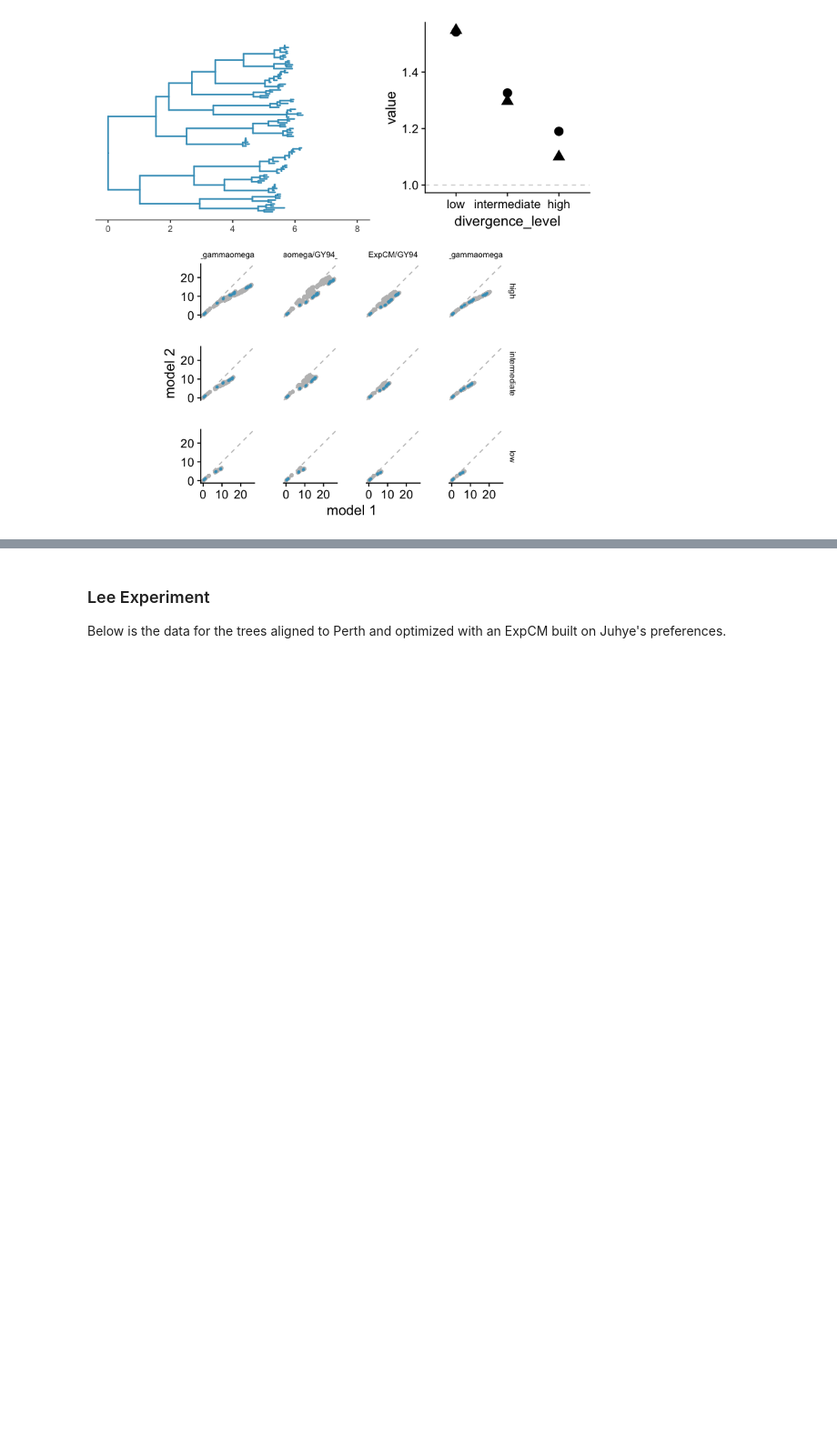
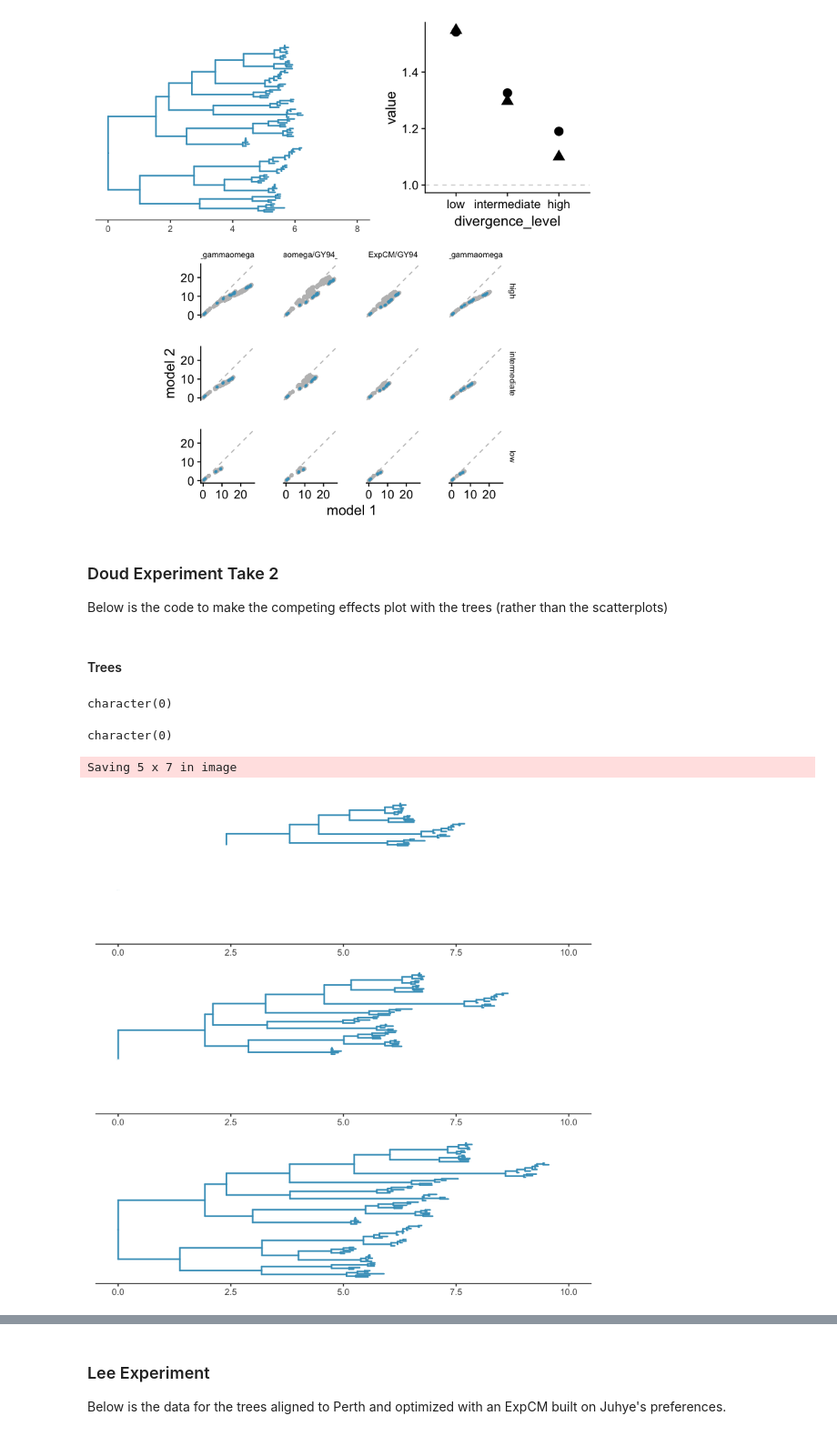
Before and after one commit to jbloomlab/divergence_timing_manuscript, a Jupyter notebook: manuscript/figures/figures.ipynb, the cells around one changed output, grey strips where cells are left out. Shown at 91% size. Saved outputs shown, nothing was run; the diff lists cells and outputs as text; code cells hidden in the pictures; blank space fills up the shorter version.

Commit message:
first draft of new compete figure

```diff
--- a/manuscript/figures/figures.ipynb
+++ b/manuscript/figures/figures.ipynb
@@ -70,6 +70,28 @@ functionalGroup = make_col_scheme(chars=c('G', 'A', 'S', 'T', 'C', 'V', 'L', 'I'
 make_tree <- function(fname, name, limit, c){
   tree <- read.tree(fname)
   p <- ggtree(tree, color = c, size=.75) + ggtitle(name) + theme_tree2() + scale_x_continuous(limits = c(0, limit))
+}
+
+# This function returns a tree with the appropriate colors for the competing effects plot
+group_tip_names <- function(groups,tip_names) {
+  target_groups <- unlist(lapply(groups, function(x) paste("HA_HA_", x, "$",sep = ""))) # which group names to look for?
+  matches <- apply(sapply(target_groups, grepl, tip_names, ignore.case=TRUE), 1, any) # which tip names have those group names
+  matches <- sapply(tip_names[matches], paste0, collapse="") # subset the matches
+  return(matches)
+}
+
+make_tree_compete <- function(fname, group1, group2, group3, limit){
+  tree <- read.tree(fname)
+
+  # set up the groups for colors
+  tip_names = get.tree(tree)$tip.label
+  color_groups <- list(high=group_tip_names(group1, tip_names),
+                       intermediate=group_tip_names(group2, tip_names),
+                       low=group_tip_names(group3, tip_names))
+  tree <- groupOTU(tree, focus=color_groups)
+
+  p <- ggtree(tree, aes(color=group), size=.75) + theme_tree2() + scale_x_continuous(limits = c(0, limit))
+  return(p)
 }
 
 # This function takes a preferences dataframe and a $\beta$ value and returns a matrix to be read into `ggseqlogo`
@@ -371,3 +393,38 @@ ggsave("_raw_doud_competing.png")
 # %% [output]
 Saving 7 x 7 in image
 [figure]
+# %% [markdown]
+### Doud Experiment Take 2
+
+Below is the code to make the competing effects plot with the trees (rather than the scatterplots)
+# %% [markdown]
+#### Trees
+# %%
+cmd = "python3 graft_tree.py ../../analysis/HA/branch_lengths/phydms/WSN_high_0_ExpCM_HA_Doud_prefs_tree.newick ../../analysis/HA/branch_lengths/phydms/WSN_low_0_ExpCM_HA_Doud_prefs_tree.newick _raw_low_graft_high"
+system(cmd, intern=TRUE)
+cmd = "python3 graft_tree.py ../../analysis/HA/branch_lengths/phydms/WSN_high_0_ExpCM_HA_Doud_prefs_tree.newick ../../analysis/HA/branch_lengths/phydms/WSN_intermediate_0_ExpCM_HA_Doud_prefs_tree.newick _raw_intermediate_graft_high"
+system(cmd, intern=TRUE)
+# %% [output]
+character(0)
+character(0)
+# %%
+group1 = c(1, 2, 5, 6)
+group2 = c(8, 9, 11, 13, 16)
+group3 = c(4,3,10,7,14)
+
+tree_low <- make_tree_compete("_raw_low_graft_high.newick", group1,group2 ,group3 , 10)
+tree_low = tree_low + scale_color_manual(name = "Group", values = c(blue, blue, "white", "white"))
+
+tree_intermediate <- make_tree_compete("_raw_intermediate_graft_high.newick", group1,group2 ,group3 , 10)
+tree_intermediate = tree_intermediate + scale_color_manual(name = "Group", values = c(blue, blue, blue, "white"))
+
+tree_high <- make_tree_compete("../../analysis/HA/branch_lengths/phydms/WSN_high_0_ExpCM_HA_Doud_prefs_tree.newick", group1,group2 ,group3 , 10)
+tree_high = tree_high + scale_color_manual(name = "Group", values = c(blue, blue, blue, blue))
+
+g <- arrangeGrob(tree_low, tree_intermediate, tree_high, ncol=1) #generates g
+tree_plot <- plot_grid(g)
+tree_plot
+ggsave("_raw_compete_trees.png", width=5)
+# %% [output]
+Saving 5 x 7 in image
+[figure, added]
```
Also changed, not shown: parts of 6 cells of this notebook, 7 other files.
